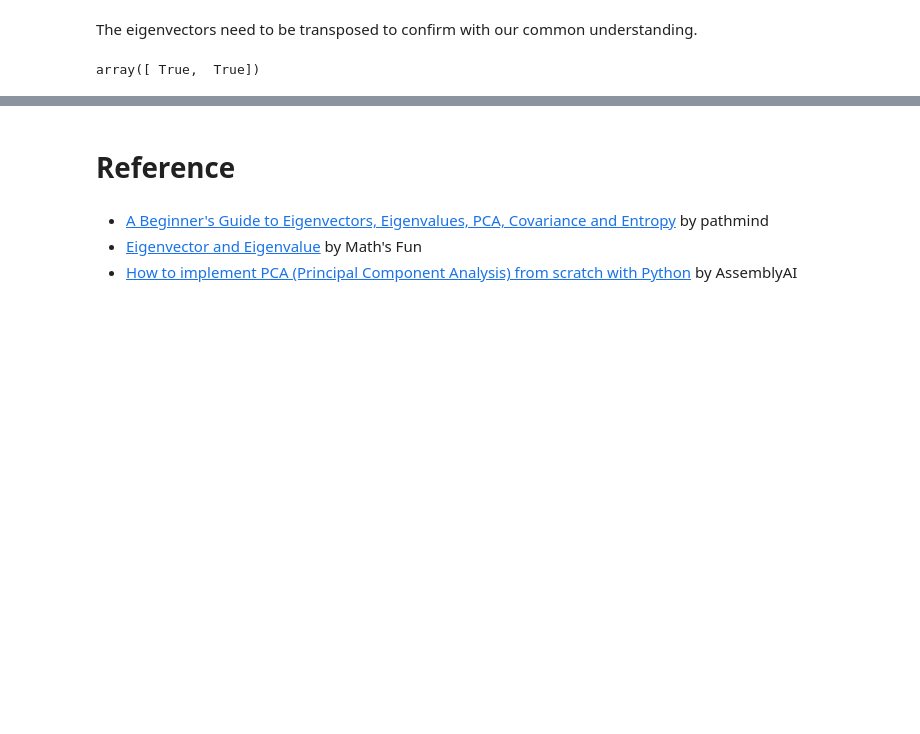
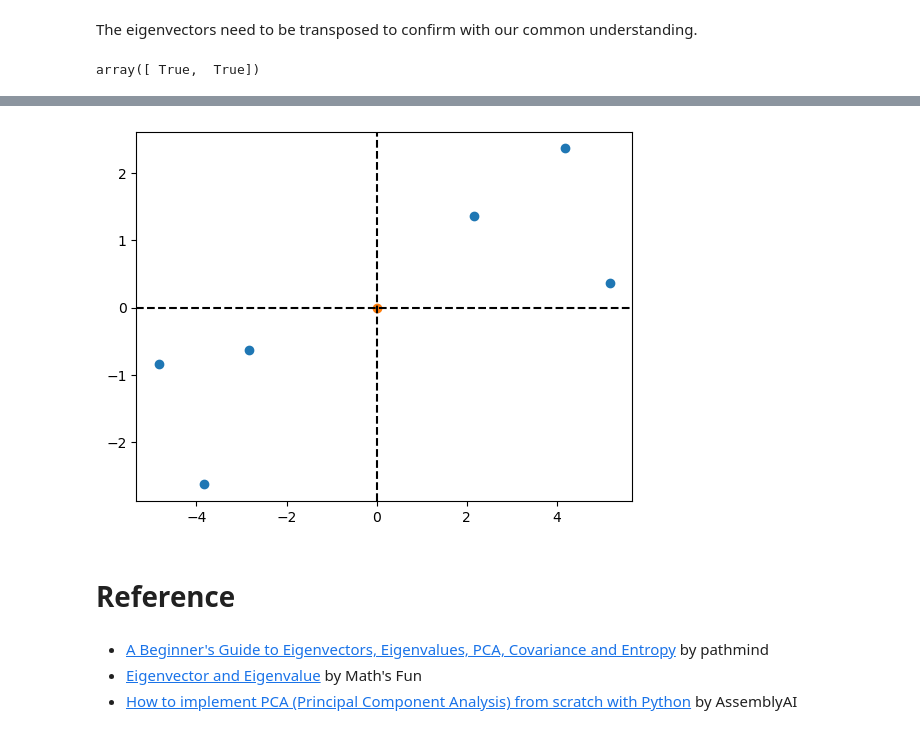
Before and after one commit to danjelito/ml-from-scratch, a Jupyter notebook: pca.ipynb, the cells around one changed output, grey strips where cells are left out. Cells and saved outputs as stored; diff of their text form; code cells hidden in the pictures; blank space fills up the shorter version.

```diff
--- a/pca.ipynb
+++ b/pca.ipynb
@@ -195,0 +240,7 @@ array([ True,  True])
+# %%
+dataset_centered = dataset.copy()
+dataset_centered["gene_1"] = dataset["gene_1"] - dataset["gene_1"].mean()
+dataset_centered["gene_2"] = dataset["gene_2"] - dataset["gene_2"].mean()
+
+print(dataset_centered.mean().round(5))
+dataset_centered
@@ -196,3 +258,11 @@ array([ True,  True])
+# %%
+plt.scatter(dataset_centered["gene_1"], dataset_centered["gene_2"])
+plt.scatter(dataset_centered.mean().values[0], dataset_centered.mean().values[1])
+plt.axhline(y=0, color='black', linestyle='--')  # x-axis
+plt.axvline(x=0, color='black', linestyle='--')  # y-axis
+plt.show()
+# %% [output]
+[figure, added]
 # %% [markdown]
 # Reference
 # %% [markdown]
```
Also changed, not shown: parts of 9 cells of this notebook.
